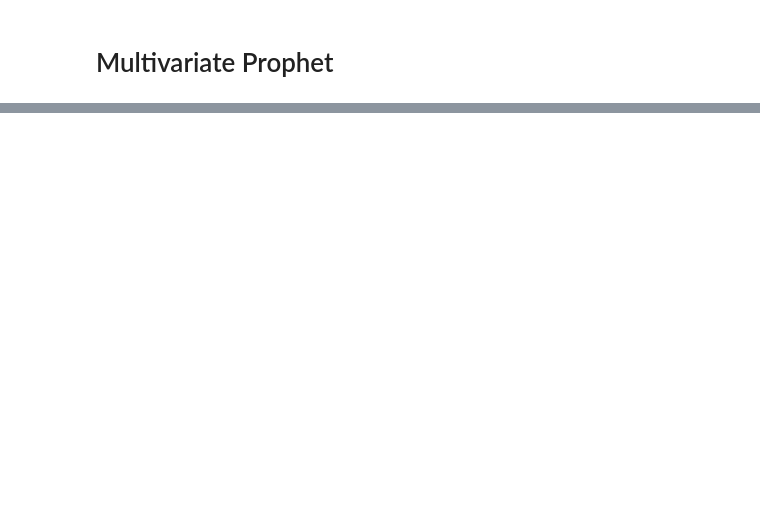
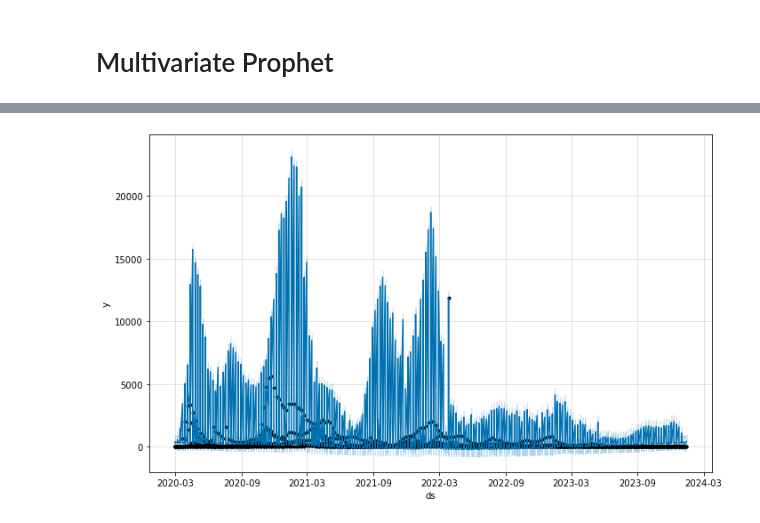
Before and after one commit to y-ginther/DS-Capstone, a Jupyter notebook: Prophet_c.ipynb, the cells around one changed output, grey strips where cells are left out. Cells and saved outputs as stored; diff of their text form; code cells hidden in the pictures; blank space fills up the shorter version.

Commit message:
multivariate prophet model

```diff
--- a/Prophet_c.ipynb
+++ b/Prophet_c.ipynb
@@ -612,3 +612,8 @@ new_row = {'country': 'Malaysia', 'model': 'Seasonal Prophet', 'mae': mae, 'mape
 metrics = metrics.append(new_row, ignore_index=True)
 # %% [markdown]
 # Multivariate Prophet
+# %%
+multivar = pd.read_csv('multivar.csv')
+multivar['date'] = pd.to_datetime(multivar['date'])
+multivar = multivar.drop('Unnamed: 0', axis=1)
+multivar = multivar.rename(columns={'date': 'ds', 'new_deaths': 'y'})
@@ -614,0 +707,4 @@ metrics = metrics.append(new_row, ignore_index=True)
+# %%
+train_size = int(len(multivar) * 0.7)
+multivar_train, multivar_test = multivar[0:train_size], multivar[train_size:]
+print(multivar_train.shape, multivar_test.shape)
@@ -614,0 +713,15 @@ metrics = metrics.append(new_row, ignore_index=True)
+# %%
+model_multivariate = Prophet(yearly_seasonality=True, weekly_seasonality=True)
+
+model_multivariate.add_regressor('new_deaths_2_week_mean', standardize=False)
+model_multivariate.add_regressor('new_deaths_2_week_max', standardize=False)
+model_multivariate.add_regressor('new_deaths_2_week_min', standardize=False)
+model_multivariate.add_regressor('new_deaths_1_week_lag', standardize=False)
+model_multivariate.add_regressor('new_deaths_4_week_mean', standardize=False)
+model_multivariate.add_regressor('new_deaths_4_week_max', standardize=False)
+model_multivariate.add_regressor('new_deaths_4_week_min', standardize=False)
+model_multivariate.add_regressor('new_deaths_2_week_lag', standardize=False)
+model_multivariate.add_regressor('new_deaths_4_week_lag', standardize=False)
+model_multivariate.add_regressor('new_deaths_4_week_std', standardize=False)
+
+model_multivariate.fit(multivar_train)
@@ -614,0 +732,16 @@ metrics = metrics.append(new_row, ignore_index=True)
+# %%
+future_multivariate = model_multivariate.make_future_dataframe(periods=606)
+future_multivariate = pd.merge(future_multivariate, multivar[['ds',
+                                                              'new_deaths_2_week_mean',
+                                                              'new_deaths_2_week_max',
+                                                              'new_deaths_2_week_min',
+                                                              'new_deaths_1_week_lag',
+                                                              'new_deaths_4_week_mean',
+                                                              'new_deaths_4_week_max',
+                                                              'new_deaths_4_week_min',
+                                                              'new_deaths_2_week_lag',
+                                                              'new_deaths_4_week_lag',
+                                                              'new_deaths_4_week_std']], on='ds', how='inner')
+
+future_multivariate = future_multivariate.fillna(method='ffill')
+future_multivariate.tail(10)
@@ -614,0 +760,6 @@ metrics = metrics.append(new_row, ignore_index=True)
+# %%
+forecast_multivariate = model_multivariate.predict(future_multivariate)
+
+model_multivariate.plot(forecast_multivariate);
+# %% [output]
+[figure, added]
```
Also changed, not shown: parts of 35 cells of this notebook, 1 other file.
